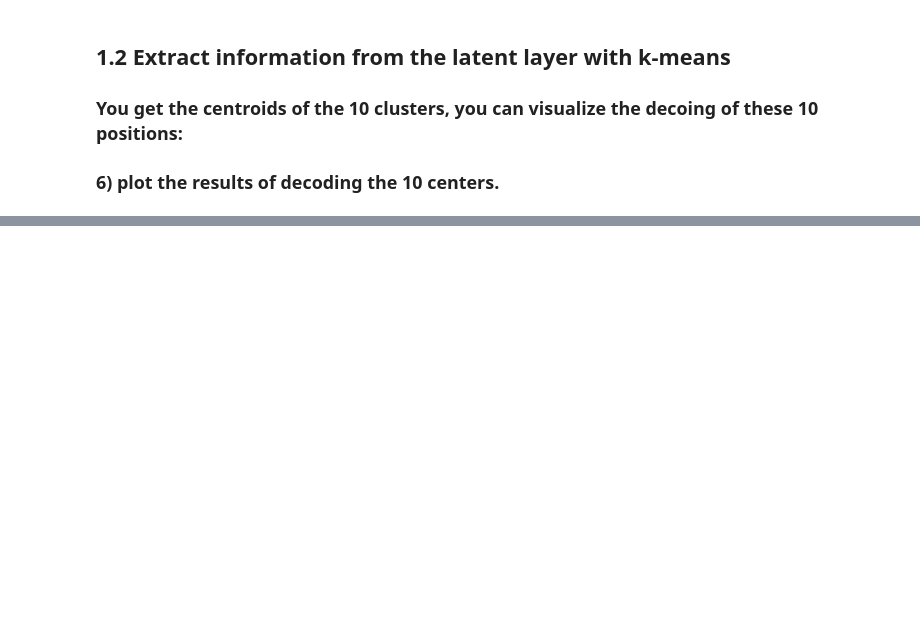
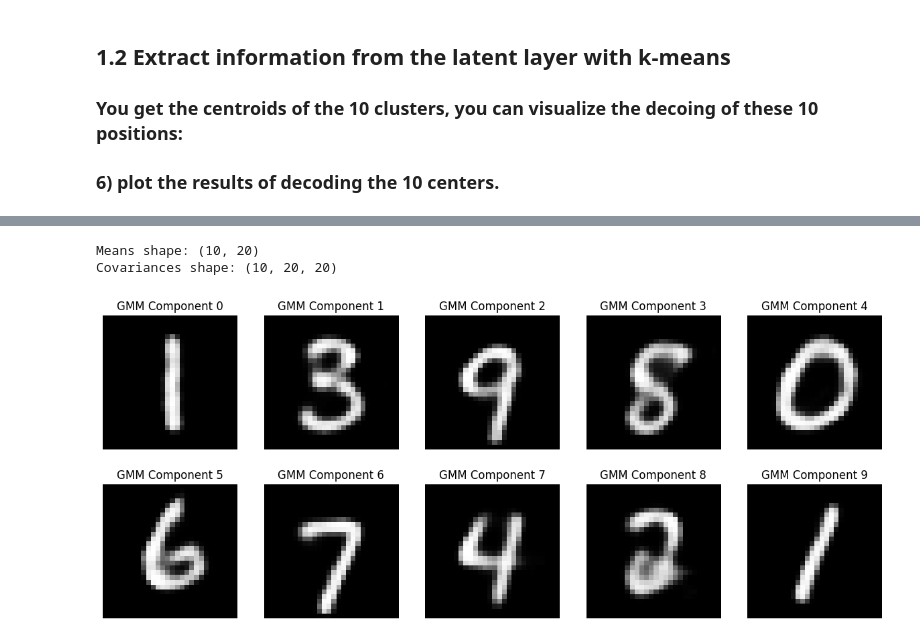
Before and after one commit to mazapataa/NNbasic, a Jupyter notebook: P5_Auto_Encoder_1.ipynb, the cells around one changed output, grey strips where cells are left out. Saved outputs shown, nothing was run; the diff lists cells and outputs as text; code cells hidden in the pictures; blank space fills up the shorter version.

```diff
--- a/P5_Auto_Encoder_1.ipynb
+++ b/P5_Auto_Encoder_1.ipynb
@@ -286,0 +395,28 @@ import numpy as np
+# %%
+gmm = GaussianMixture(n_components=10, covariance_type='full', n_init=5, random_state=0)
+gmm.fit(encoded_imgs)
+
+# Get the centers and covariance matrices
+means = gmm.means_
+covariances = gmm.covariances_
+
+# Get the labels for the validation data
+labels_gmm = gmm.predict(encoded_imgs)
+
+print(f"Means shape: {means.shape}")
+print(f"Covariances shape: {covariances.shape}")
+# %% [output]
+Means shape: (10, 20)
+Covariances shape: (10, 20, 20)
+# %%
+# Plot the results of decoding the 10 GMM means
+decoded_means = decoder.predict(means, verbose=0)
+
+plt.figure(figsize=(15, 6))
+for i in range(10):
+    plt.subplot(2, 5, i + 1)
+    plt.imshow(decoded_means[i].reshape(28, 28), cmap='gray')
+    plt.title(f"GMM Component {i}")
+    plt.axis('off')
+# %% [output]
+[figure, added]
```
Also changed, not shown: parts of 29 cells of this notebook.
